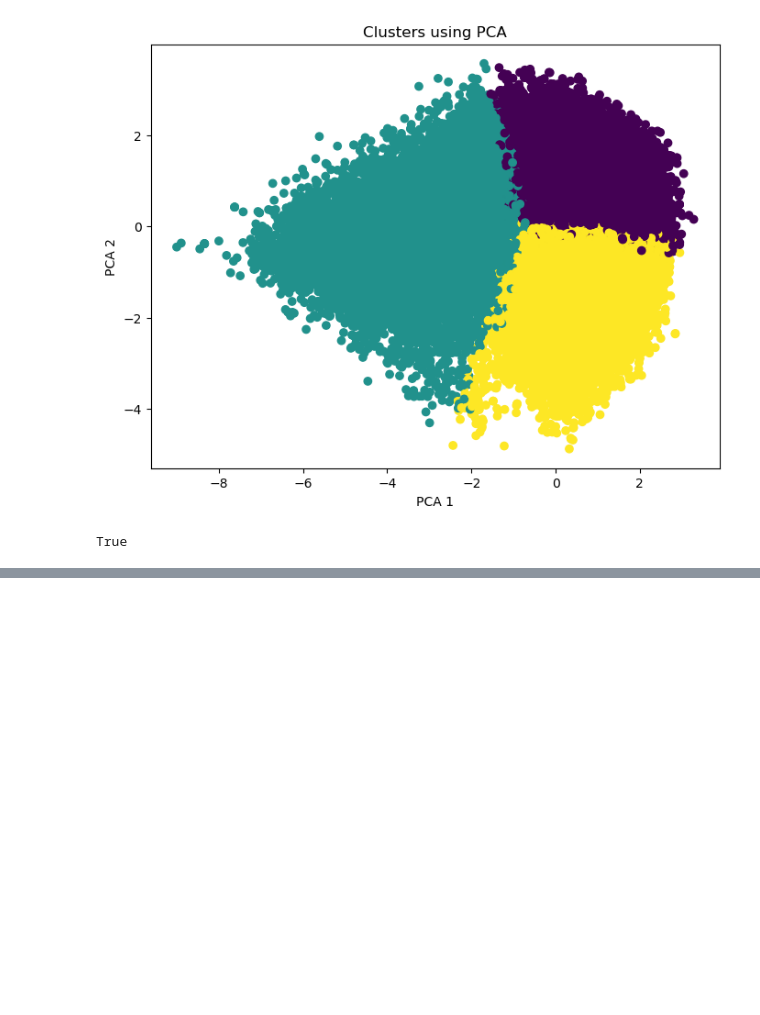
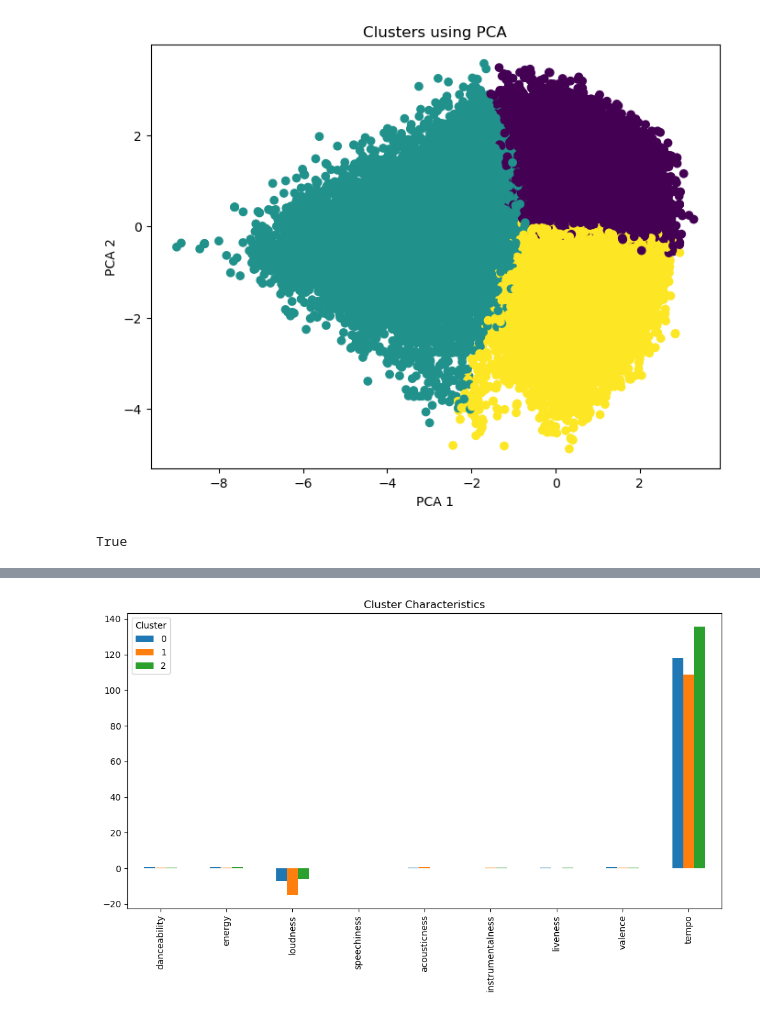
Before and after one commit to emmykristina/hitsong_uml, a Jupyter notebook: notebooks/03_mahtab_analysis.ipynb, the cells around one changed output, grey strips where cells are left out. Drawn from its saved outputs; the diff is of its cells as text; code cells hidden in the pictures; blank space fills up the shorter version.

Commit message:
feat: EDA, KMeans clustering, PCA visualization and cluster analysis

```diff
--- a/notebooks/03_mahtab_analysis.ipynb
+++ b/notebooks/03_mahtab_analysis.ipynb
@@ -167,0 +172,14 @@ True
+# %%
+cluster_summary = df_unique.groupby("cluster")[[
+    "danceability",
+    "energy",
+    "loudness",
+    "speechiness",
+    "acousticness",
+    "instrumentalness",
+    "liveness",
+    "valence",
+    "tempo"
+]].mean()
+
+cluster_summary
@@ -167,0 +200,7 @@ True
+# %%
+cluster_summary.T.plot(kind="bar", figsize=(12,6))
+plt.title("Cluster Characteristics")
+plt.legend(title="Cluster")
+plt.show()
+# %% [output]
+[figure, added]
```
Also changed, not shown: parts of 8 cells of this notebook.
